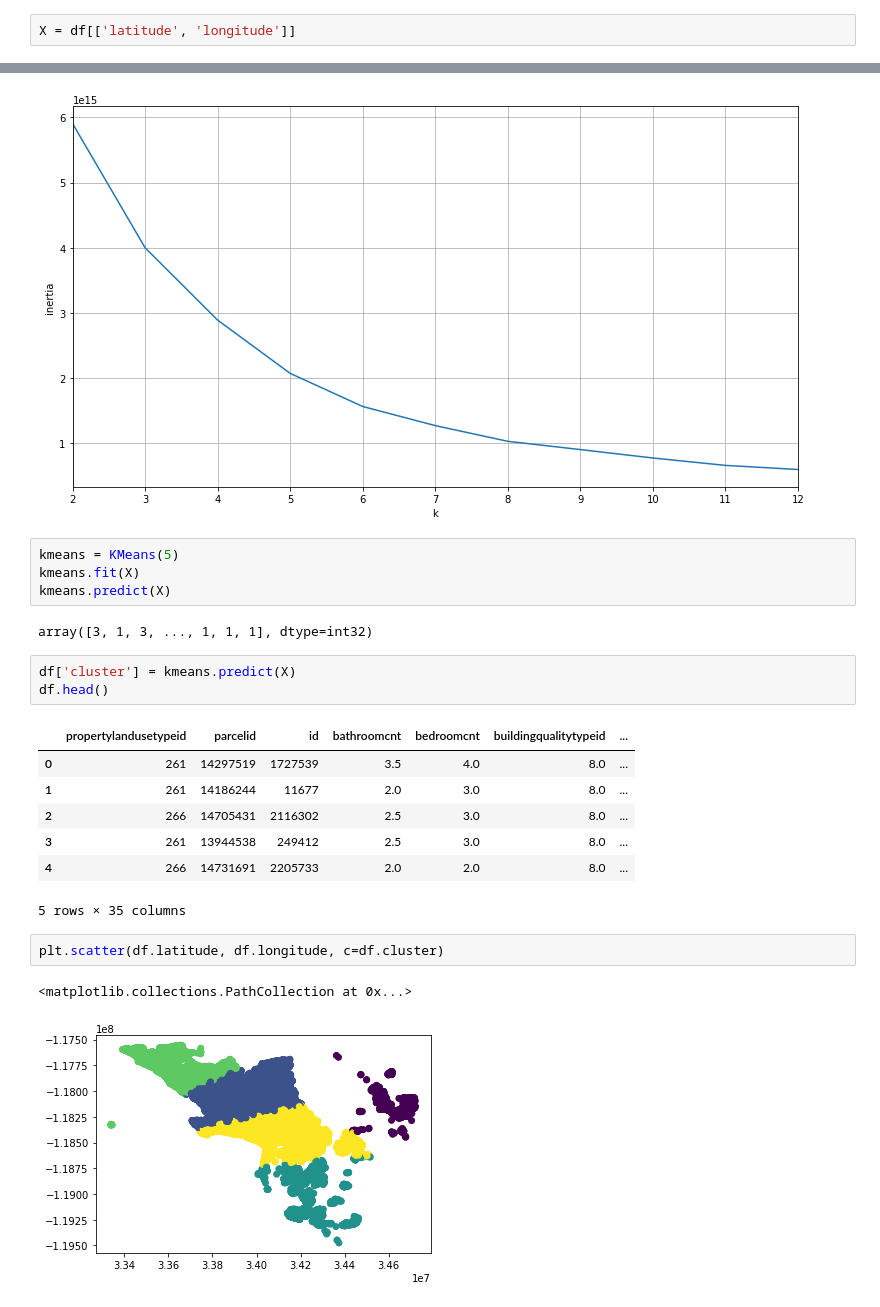
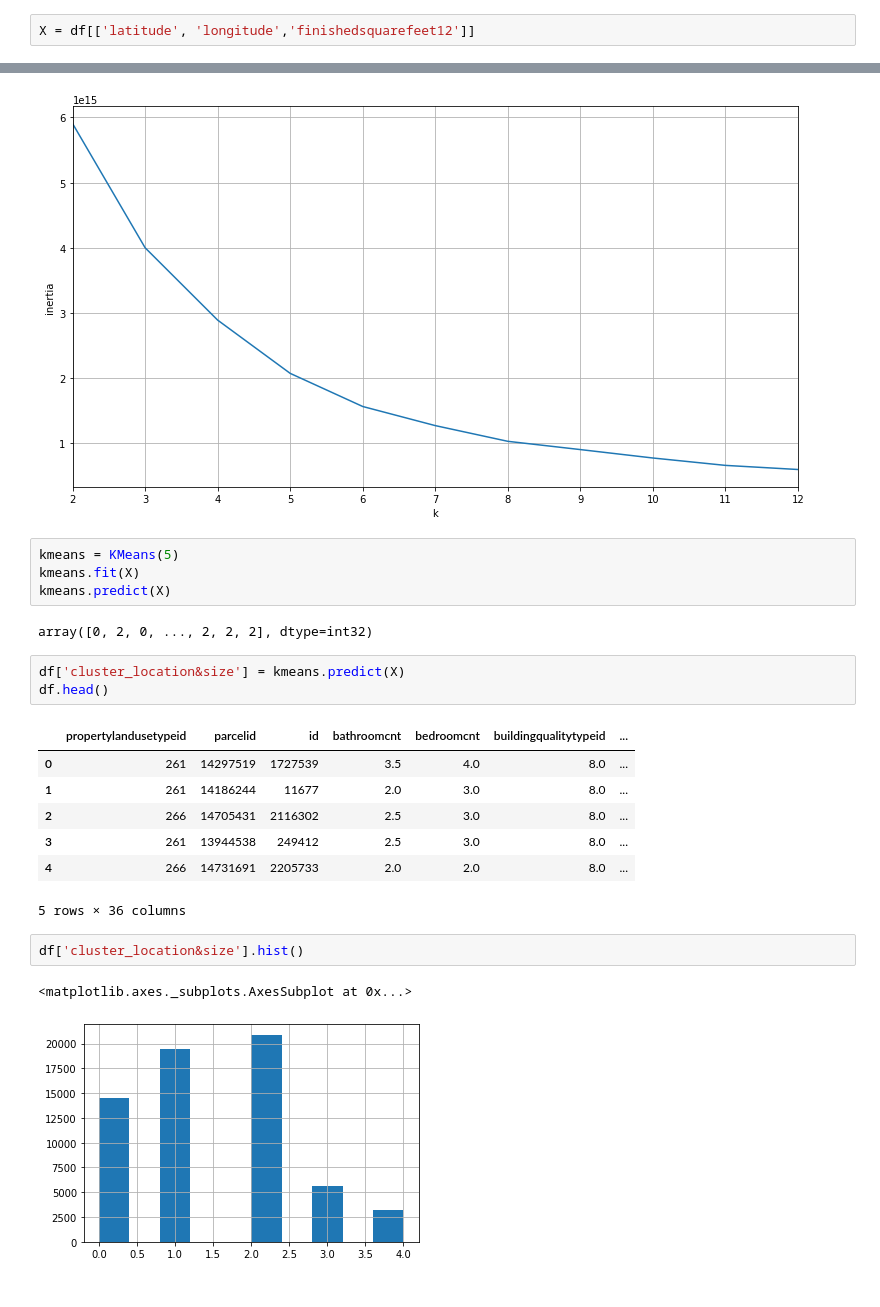
Before and after one commit to minimizing-zillow-logerror/zillow-clustering-project, a Jupyter notebook: sonny_zillow_exploration.ipynb, the cells around one changed output, grey strips where cells are left out. Drawn from its saved outputs; the diff is of its cells as text.

```diff
--- a/sonny_zillow_exploration.ipynb
+++ b/sonny_zillow_exploration.ipynb
@@ -151,7 +118,7 @@ sns.scatterplot(x='logerror',y='yearbuilt', data = df)
 <matplotlib.axes._subplots.AxesSubplot at 0x...>
 [figure]
 # %%
-X = df[['latitude', 'longitude']]
+X = df[['latitude', 'longitude','finishedsquarefeet12']]
 # %%
 def get_inertia(k):
     kmeans = KMeans(k)
@@ -171,9 +138,9 @@ kmeans = KMeans(5)
 kmeans.fit(X)
 kmeans.predict(X)
 # %% [output]
-array([3, 1, 3, ..., 1, 1, 1], dtype=int32)
+array([0, 2, 0, ..., 2, 2, 2], dtype=int32)
 # %%
-df['cluster'] = kmeans.predict(X)
+df['cluster_location&size'] = kmeans.predict(X)
 df.head()
 # %% [output]
 |  | propertylandusetypeid | parcelid | id | bathroomcnt | bedroomcnt | buildingqualitytypeid | ... |
@@ -182,9 +149,9 @@ df.head()
 | 2 | 266 | 14705431 | 2116302 | 2.5 | 3.0 | 8.0 | ... |
 | 3 | 261 | 13944538 | 249412 | 2.5 | 3.0 | 8.0 | ... |
 | 4 | 266 | 14731691 | 2205733 | 2.0 | 2.0 | 8.0 | ... |
-5 rows × 35 columns
+5 rows × 36 columns
-# %%
-plt.scatter(df.latitude, df.longitude, c=df.cluster)
-# %% [output]
-<matplotlib.collections.PathCollection at 0x...>
-[figure, removed]
+# %%
+df['cluster_location&size'].hist()
+# %% [output]
+<matplotlib.axes._subplots.AxesSubplot at 0x...>
+[figure, added]
```
Also changed, not shown: parts of 18 cells of this notebook.
